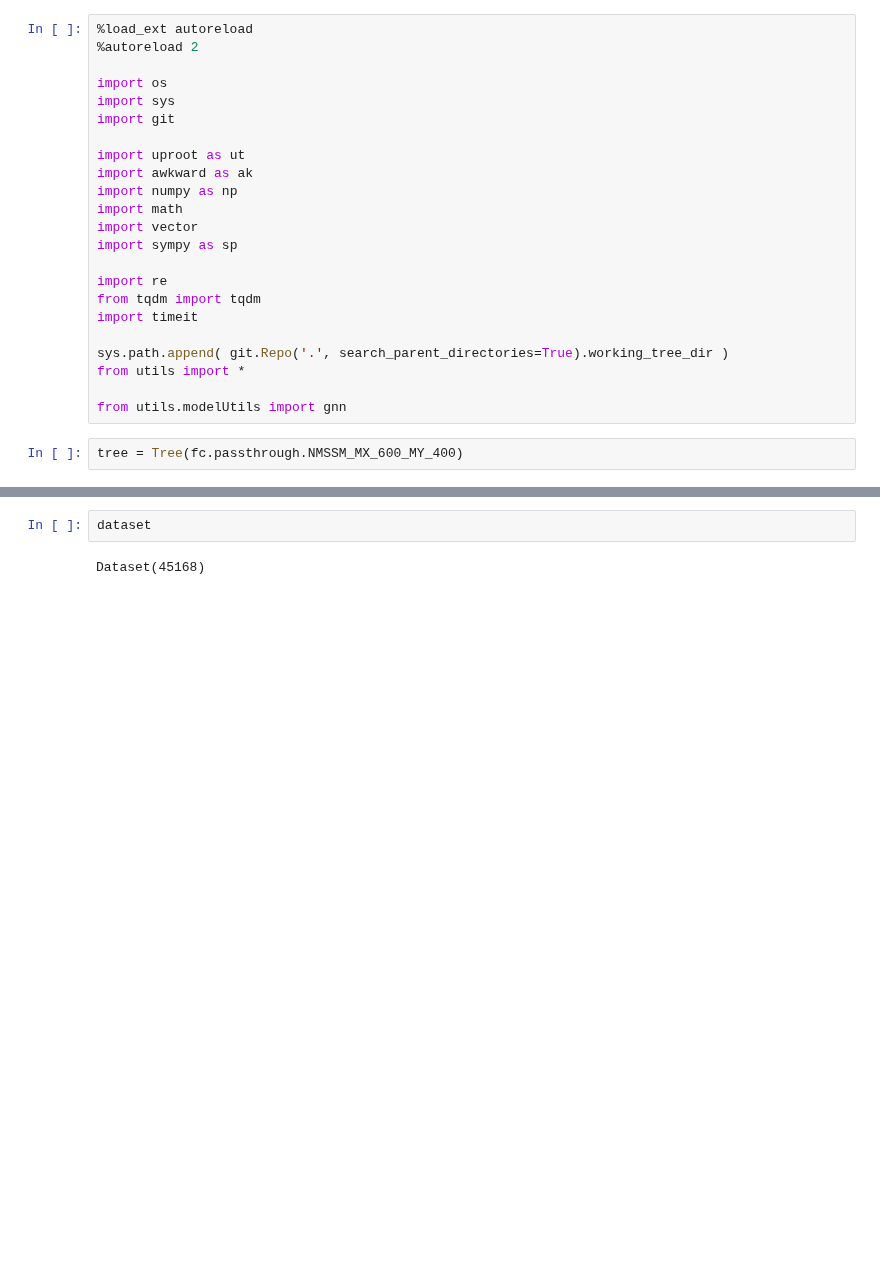
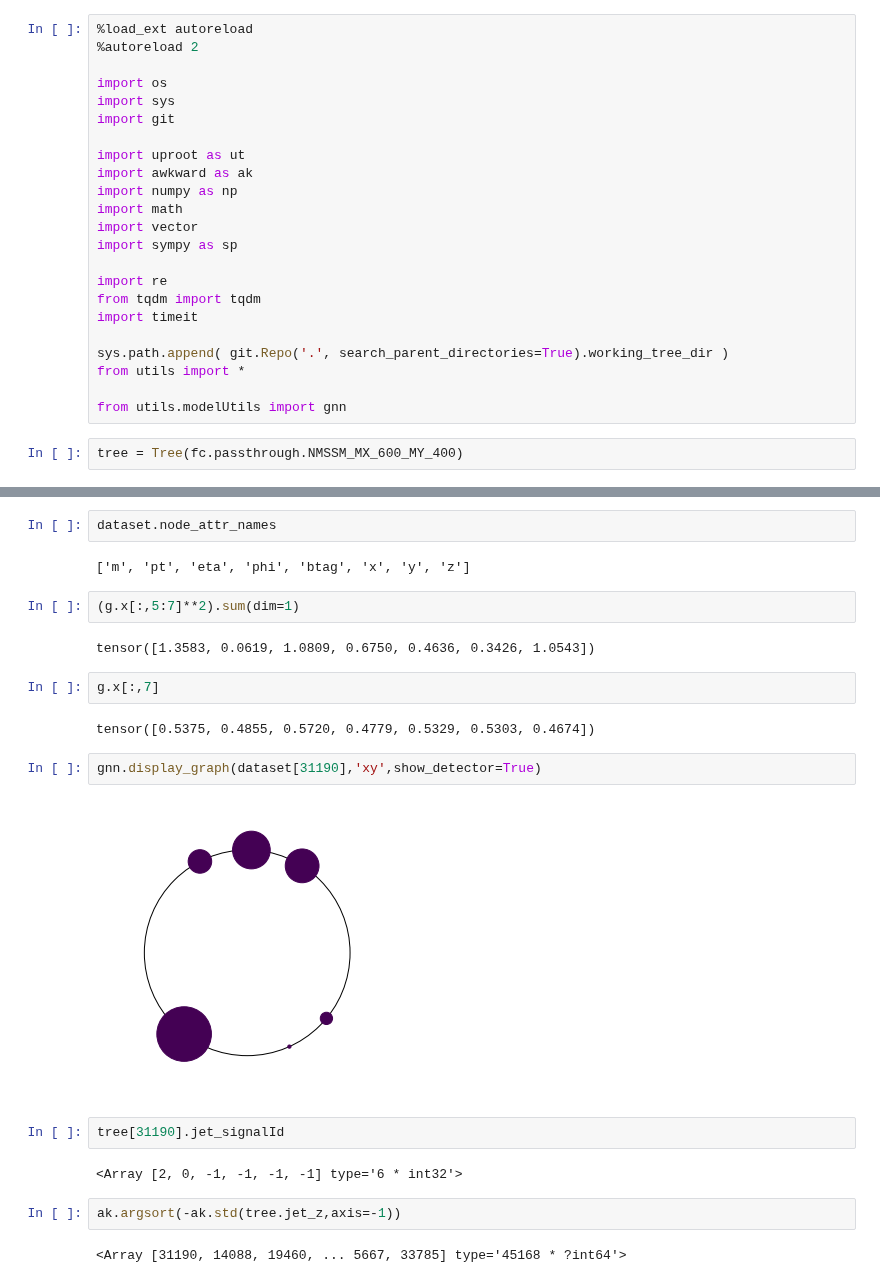
Before and after one commit to ekoenig4/analysis, a Jupyter notebook: jupyter/nn_exploration/graph_net/graph_builder.ipynb, the cells around one changed output, grey strips where cells are left out. Drawn from its saved outputs; the diff is of its cells as text; blank space fills up the shorter version.

```diff
--- a/jupyter/nn_exploration/graph_net/graph_builder.ipynb
+++ b/jupyter/nn_exploration/graph_net/graph_builder.ipynb
@@ -37,4 +39,24 @@ nx.draw(to_networkx(g))
-# %%
-dataset
-# %% [output]
-Dataset(45168)
+# %%
+dataset.node_attr_names
+# %% [output]
+['m', 'pt', 'eta', 'phi', 'btag', 'x', 'y', 'z']
+# %%
+(g.x[:,5:7]**2).sum(dim=1)
+# %% [output]
+tensor([1.3583, 0.0619, 1.0809, 0.6750, 0.4636, 0.3426, 1.0543])
+# %%
+g.x[:,7]
+# %% [output]
+tensor([0.5375, 0.4855, 0.5720, 0.4779, 0.5329, 0.5303, 0.4674])
+# %%
+gnn.display_graph(dataset[31190],'xy',show_detector=True)
+# %% [output]
+[figure, added]
+# %%
+tree[31190].jet_signalId
+# %% [output]
+<Array [2, 0, -1, -1, -1, -1] type='6 * int32'>
+# %%
+ak.argsort(-ak.std(tree.jet_z,axis=-1))
+# %% [output]
+<Array [31190, 14088, 19460, ... 5667, 33785] type='45168 * ?int64'>
```
Also changed, not shown: parts of 2 cells of this notebook, 5 other files.
